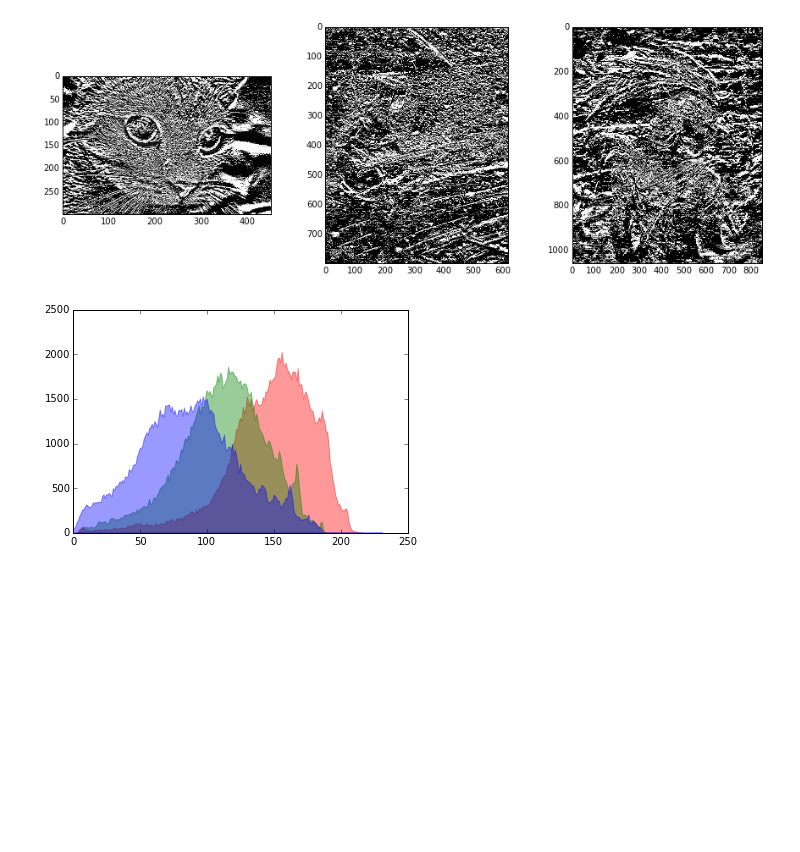
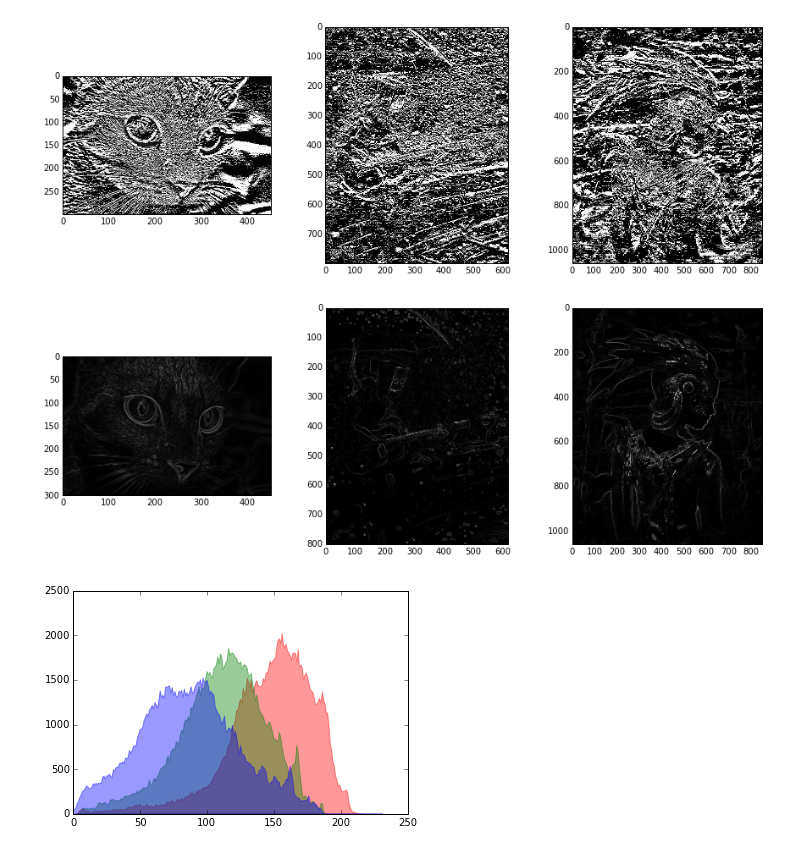
Before and after one commit to alexjohnson505/skimage-tutorials, a Jupyter notebook: CS4300_Assignment02_AlexJohnson.ipynb, the cells around one changed output. Cells and saved outputs as stored; diff of their text form; code cells hidden in the pictures; blank space fills up the shorter version.

Commit message:
Sobel feature detection

```diff
--- a/CS4300_Assignment02_AlexJohnson.ipynb
+++ b/CS4300_Assignment02_AlexJohnson.ipynb
@@ -256 +258,10 @@ imshow_all(difference(cat[:,:,0]), difference(robot[:,:,0]), difference(parade[:
+# %%
+# Part C - Feature Detection
+# Part C I - Sobel Filter
+
+# Run Sobel edge detection on 3 images.
+# Limit color channel to 'Red' for the sake of a simpler example
+imshow_all(filters.sobel(cat[:,:,0]), filters.sobel(robot[:,:,0]), filters.sobel(parade[:,:,0]))
+# %% [output]
+[figure, added]
 # %%
```
Also changed, not shown: parts of 3 cells of this notebook.
